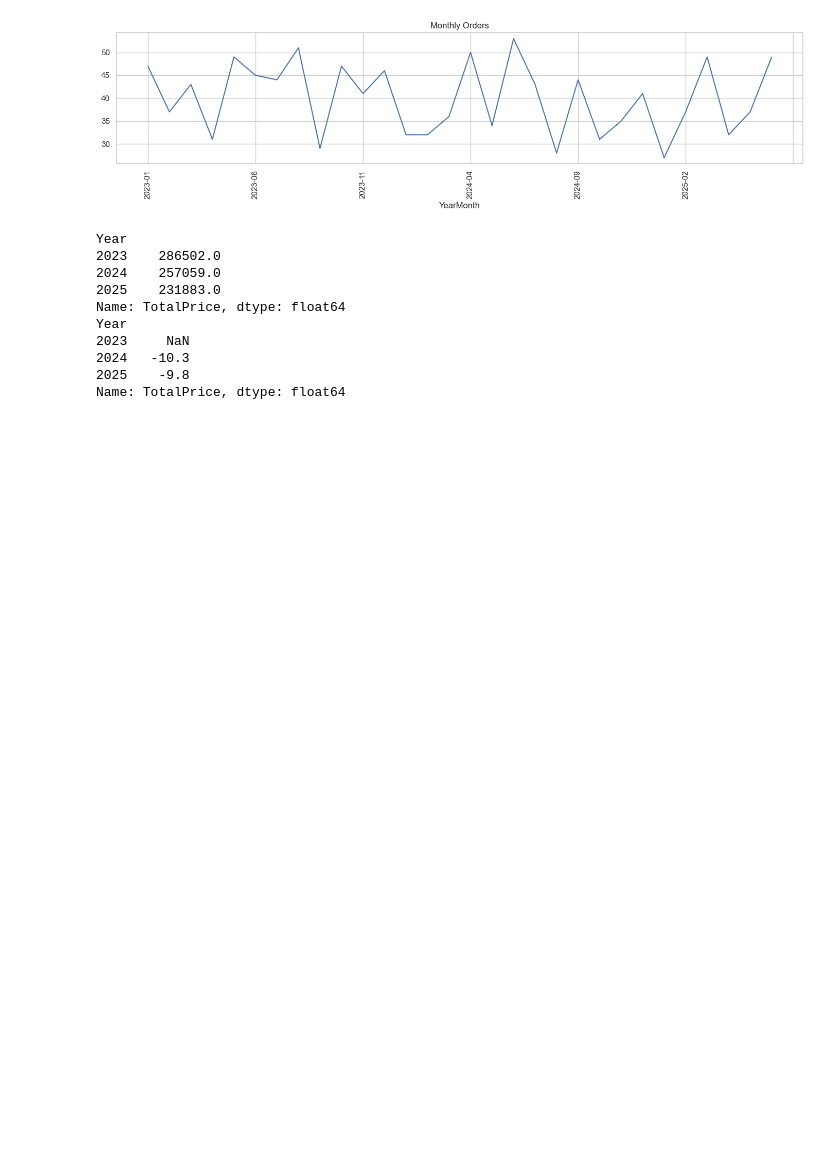
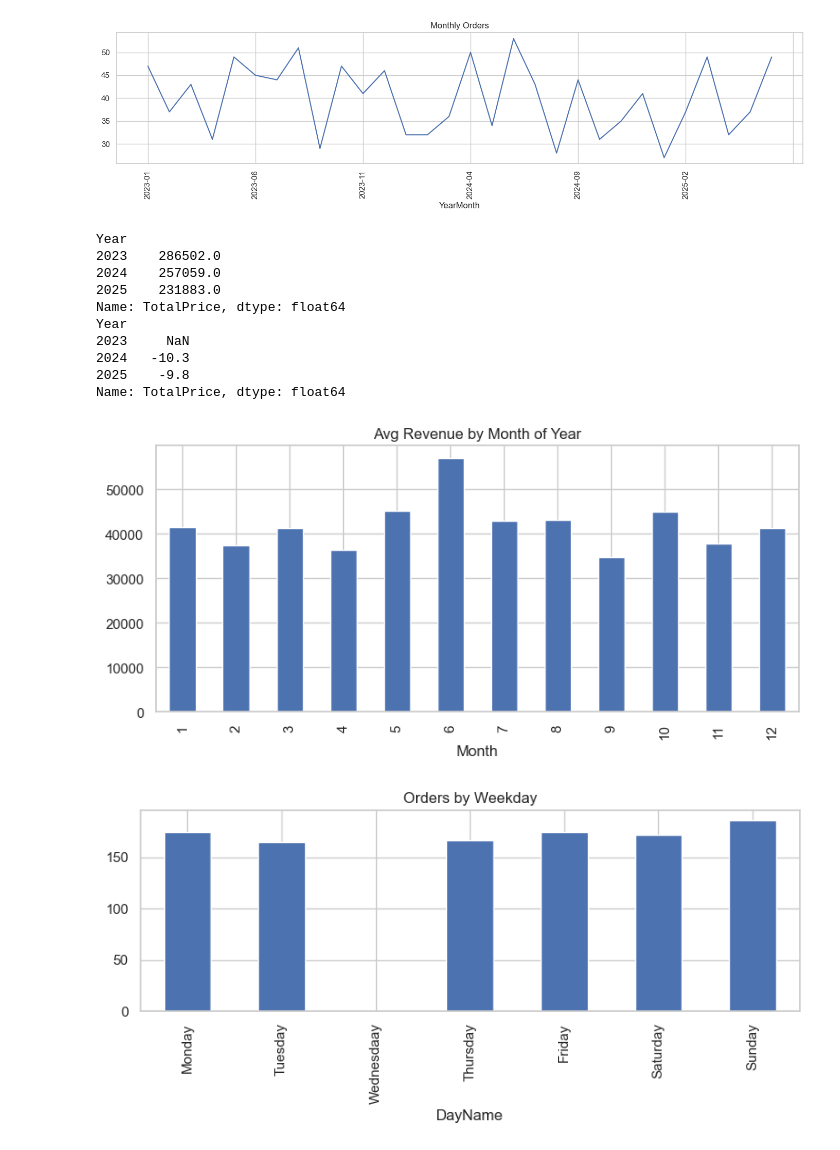
Before and after one commit to nasirali2024ag5310-arch/decodelabs-internship-project2, a Jupyter notebook: EDA_Project2.ipynb, the cells around one changed output. Drawn from its saved outputs; the diff is of its cells as text; code cells hidden in the pictures; blank space fills up the shorter version.

Commit message:
seasonality orders analysis

```diff
--- a/EDA_Project2.ipynb
+++ b/EDA_Project2.ipynb
@@ -244,3 +244,15 @@ Year
 2024   -10.3
 2025    -9.8
 Name: TotalPrice, dtype: float64
+# %%
+# Seasonality : Average monthly revenue
+monthly_avg = df.groupby(["Year", "Month"]).TotalPrice.sum().groupby("Month").mean()
+monthly_avg.plot.bar(figsize=(8, 4), title=("Avg Revenue by Month of Year"))
+save_show("10: Seasonality")
+
+order = ["Monday", "Tuesday", "Wednesdaay", "Thursday", "Friday", "Saturday", "Sunday"]
+df.groupby("DayName").size().reindex(order).plot.bar(figsize= (8,4), title= "Orders by Weekday")
+save_show("11: Weekday")
+# %% [output]
+[figure, added]
+[figure, added]
```
Also changed, not shown: 2 other files.
